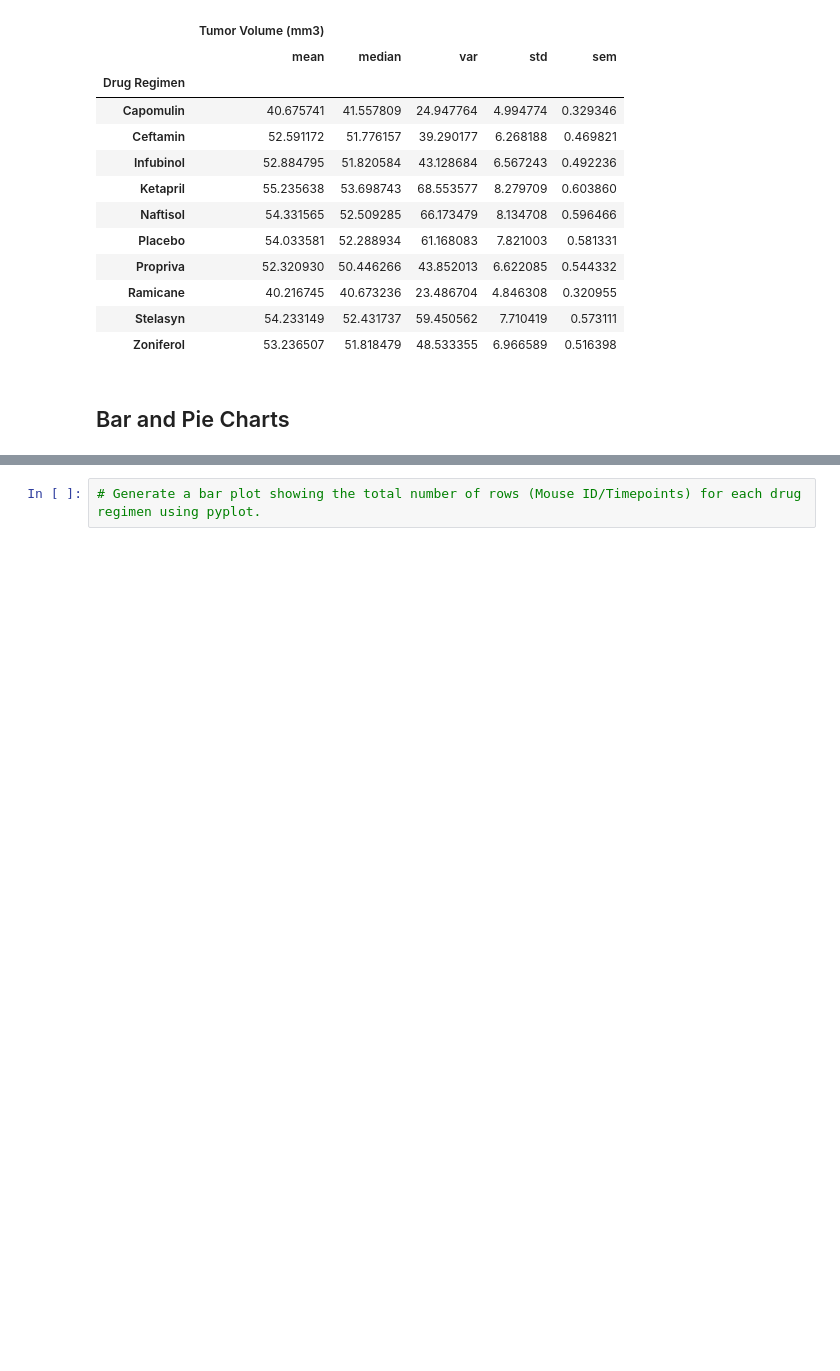
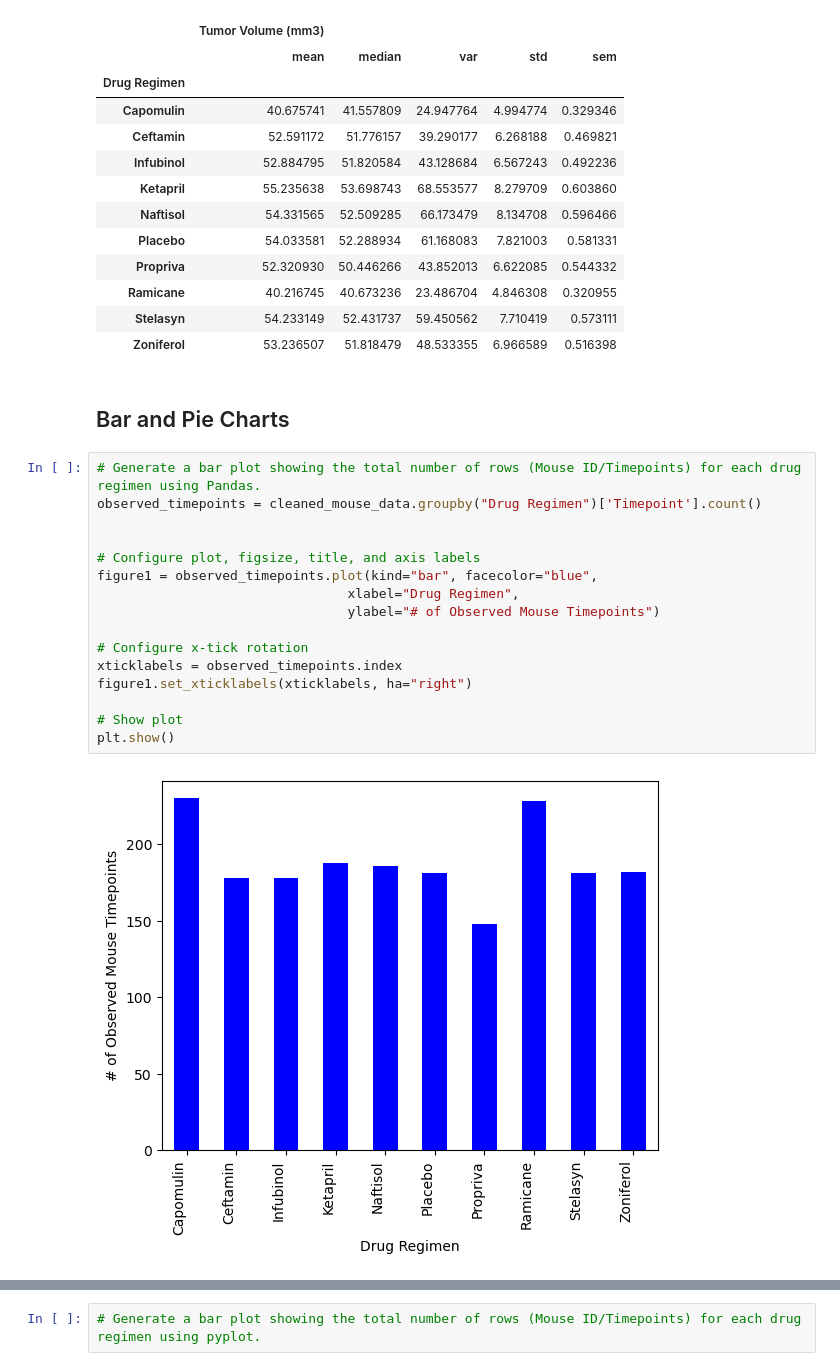
Before and after one commit to digital-buddha42/matplotlib, a Jupyter notebook: pymaceuticals_starter.ipynb, the cells around one changed output, grey strips where cells are left out. Cells and saved outputs as stored; diff of their text form; blank space fills up the shorter version.

Commit message:
First bar chart in python. Need to sort...

```diff
--- a/pymaceuticals_starter.ipynb
+++ b/pymaceuticals_starter.ipynb
@@ -156,5 +156,23 @@ summary_table
 | Zoniferol | 53.236507 | 51.818479 | 48.533355 | 6.966589 | 0.516398 |
 # %% [markdown]
 ## Bar and Pie Charts
+# %%
+# Generate a bar plot showing the total number of rows (Mouse ID/Timepoints) for each drug regimen using Pandas.
+observed_timepoints = cleaned_mouse_data.groupby("Drug Regimen")['Timepoint'].count()
+
+
+# Configure plot, figsize, title, and axis labels
+figure1 = observed_timepoints.plot(kind="bar", facecolor="blue",
+                                xlabel="Drug Regimen",
+                                ylabel="# of Observed Mouse Timepoints")
+
+# Configure x-tick rotation
+xticklabels = observed_timepoints.index
+figure1.set_xticklabels(xticklabels, ha="right")
+
+# Show plot
+plt.show()
+# %% [output]
+[figure, added]
 # %%
 # Generate a bar plot showing the total number of rows (Mouse ID/Timepoints) for each drug regimen using Pandas.
```
Also changed, not shown: parts of 1 cell of this notebook.
